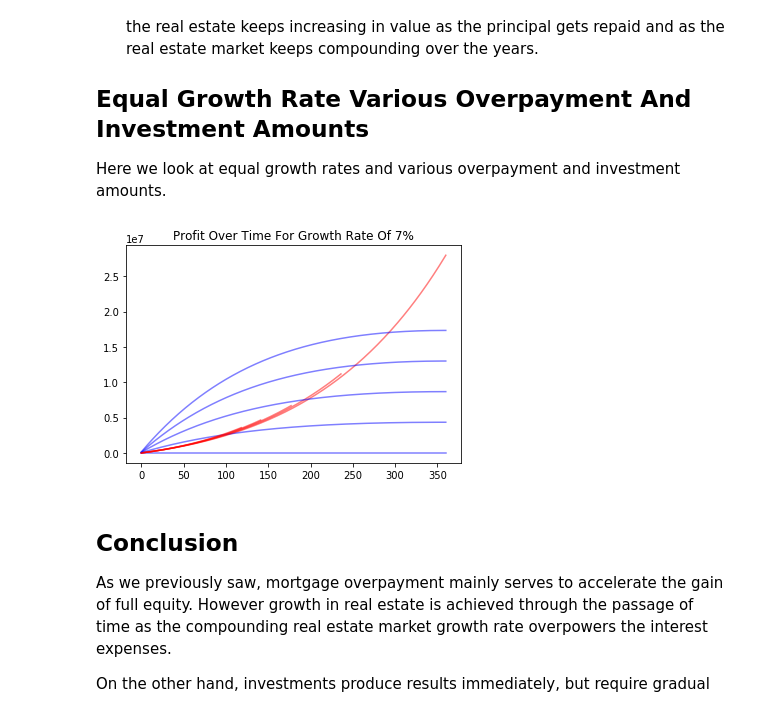
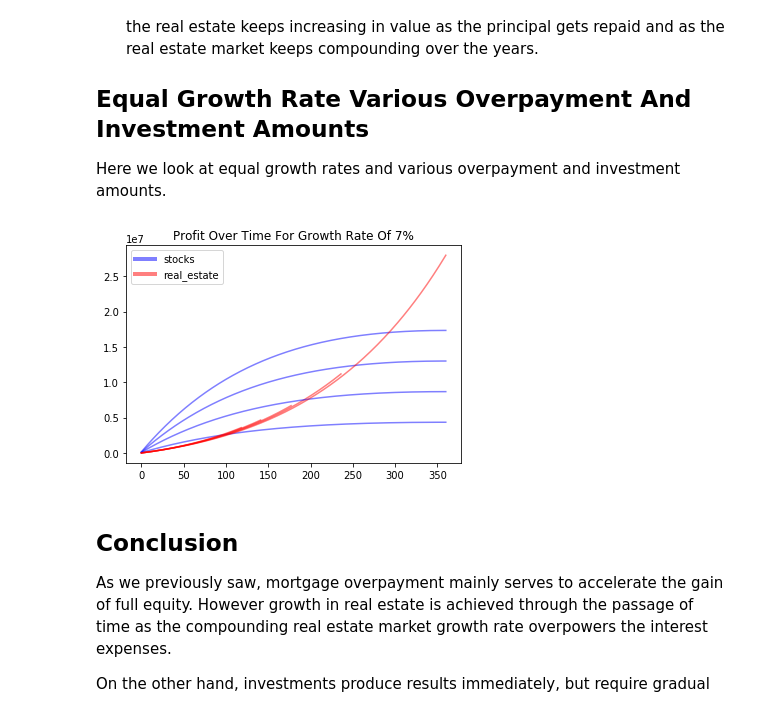
Before and after one commit to rossrco/real_estate_sim, a Jupyter notebook: analysis.ipynb, the cells around one changed output. Drawn from its saved outputs; the diff is of its cells as text; code cells hidden in the pictures.

Commit message:
add custom legend to the last image

```diff
--- a/analysis.ipynb
+++ b/analysis.ipynb
@@ -157,17 +158,24 @@ Here we look at equal growth rates and various overpayment and investment amount
 # %%
 to_plot = history[(history.growth_rate_real_estate==history.growth_rate_stocks)
                   & (history.growth_rate_stocks==round(hist_growth_rate_real_estate, 2))].copy()
 
-for amount in list(range(0, 20001, 5000)):
+for amount in list(range(5000, 20001, 5000)):
     subplot_1 = to_plot[(to_plot.investment_amount==amount) & (to_plot.mortgage_overpayment_amount==0)]
     subplot_2 = to_plot[(to_plot.investment_amount==0) & (to_plot.mortgage_overpayment_amount==amount)]
     plt.plot(subplot_1.month, subplot_1.cumulative_profit_stocks, color='b', alpha=0.5)
     plt.plot(subplot_2.month, subplot_2.current_profit_real_estate, color='r', alpha=0.5)
 
+subplot_0 = to_plot[(to_plot.investment_amount==0) & (to_plot.mortgage_overpayment_amount==0)]
+plt.plot(subplot_0.month, subplot_0.current_profit_real_estate, color='r', alpha=0.5)
+
+cust_lines = [Line2D([0], [0], color='b', alpha=0.5, linewidth=4),
+              Line2D([0], [0], color='r', alpha=0.5, linewidth=4)]
+
 plt.title(f'Profit Over Time For Growth Rate Of {hist_growth_rate_real_estate:.0%}')
+plt.legend(cust_lines, ['stocks', 'real_estate'])
 plt.show()
 # %% [output]
-[figure, old version]
+[figure, new version]
 # %% [markdown]
 ## Conclusion
 As we previously saw, mortgage overpayment mainly serves to accelerate the gain of full equity. However growth in real estate is achieved through the passage of time as the compounding real estate market growth rate overpowers the interest expenses.
```
Also changed, not shown: parts of 2 cells of this notebook, 1 other file.
